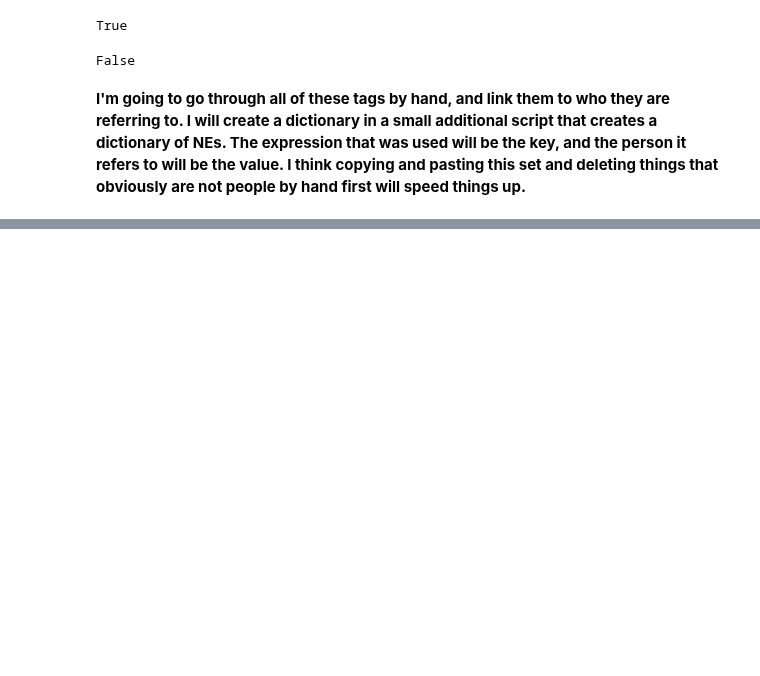
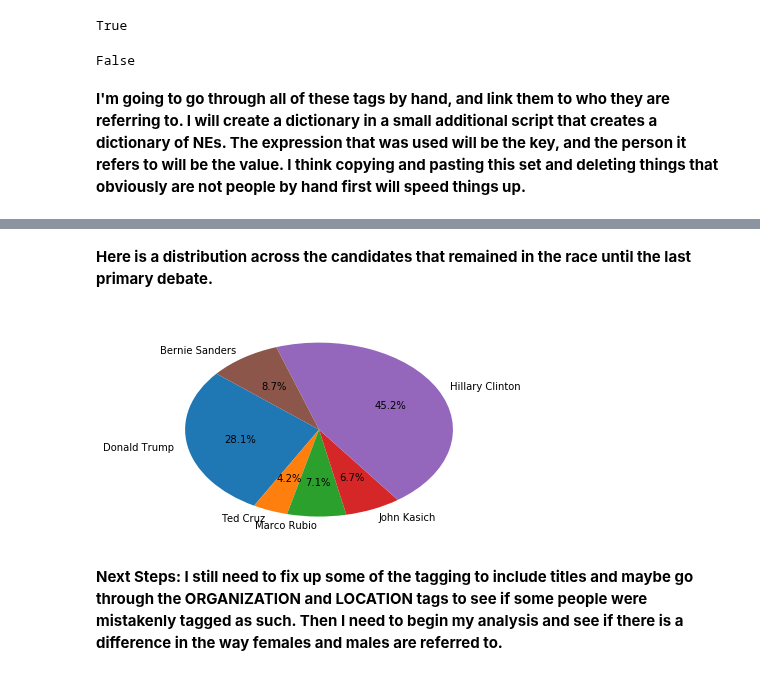
Before and after one commit to Data-Science-for-Linguists/2016-Debates-and-Referring-Expressions, a Jupyter notebook: NER_annotating.ipynb, the cells around one changed output, grey strips where cells are left out. Cells and saved outputs as stored; diff of their text form; code cells hidden in the pictures; blank space fills up the shorter version.

```diff
--- a/NER_annotating.ipynb
+++ b/NER_annotating.ipynb
@@ -196,0 +273,11 @@ f.close()
+# %%
+ner_categories = defaultdict(int)
+
+# Create the nested for loop
+for tree in master_df['Tree']:
+    for chunk in tree:
+        if hasattr(chunk, 'label') and chunk.label() not in ['GPE', 'ORGANIZATION', 'PERSON', 'LOCATION', 'GSP', 'FACILITY' ]:
+            ner_categories[chunk.label()] += 1
+
+for category in sorted(ner_categories, key=ner_categories.get, reverse=True):
+    print(category, ner_categories[category])
@@ -196,0 +302,30 @@ f.close()
+# %% [markdown]
+**Here is a distribution across the candidates that remained in the race until the last primary debate.**
+# %%
+#This section is with help from a datacamp tutorial
+#https://campus.datacamp.com/courses/natural-language-processing-fundamentals-in-python/named-entity-recognition?ex=3
+
+ner_categories = defaultdict(int)
+
+# Create the nested for loop
+for tree in master_df['Tree']:
+    for chunk in tree:
+        if hasattr(chunk, 'label'):
+            if chunk.label() in ['Hillary Clinton', 'Donald Trump', 'Bernie Sanders', 'Ted Cruz', 'Marco Rubio', 'John Kasich']:
+                ner_categories[chunk.label()] += 1
+
+# Create a list from the dictionary keys for the chart labels: labels
+labels = list(ner_categories.keys())
+
+# Create a list of the values: values
+values = [ner_categories.get(l) for l in labels]
+
+# Create the pie chart
+plt.pie(values, labels=labels, autopct='%1.1f%%', startangle=140)
+
+# Display the chart
+plt.show()
+# %% [output]
+[figure, added]
+# %% [markdown]
+**Next Steps: I still need to fix up some of the tagging to include titles and maybe go through the ORGANIZATION and LOCATION tags to see if some people were mistakenly tagged as such. Then I need to begin my analysis and see if there is a difference in the way females and males are referred to.**
```
Also changed, not shown: parts of 20 cells of this notebook.
